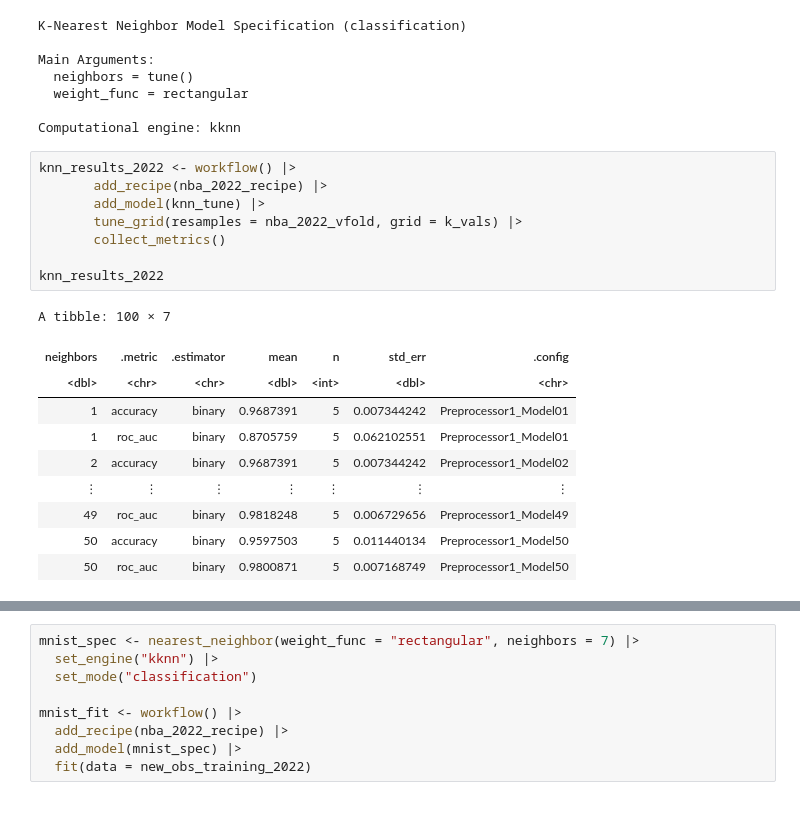
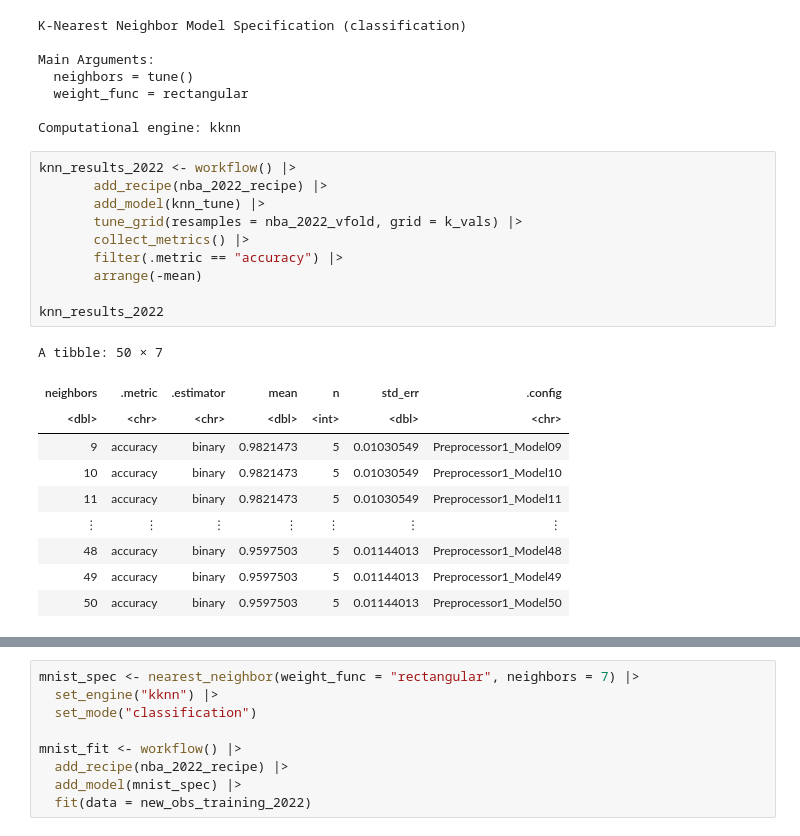
Before and after one commit to DrakenRaptor/Section006-28-Proposal, a Jupyter notebook: ProjectTrial.ipynb, the cells around one changed output, grey strips where cells are left out. Cells and saved outputs as stored; diff of their text form.

```diff
--- a/ProjectTrial.ipynb
+++ b/ProjectTrial.ipynb
@@ -758,20 +758,22 @@ Computational engine: kknn
 # %%
 knn_results_2022 <- workflow() |>
        add_recipe(nba_2022_recipe) |>
        add_model(knn_tune) |>
        tune_grid(resamples = nba_2022_vfold, grid = k_vals) |>
-       collect_metrics()
+       collect_metrics() |>
+       filter(.metric == "accuracy") |>
+       arrange(-mean)
 
 knn_results_2022
 # %% [output]
-A tibble: 100 × 7
+A tibble: 50 × 7
 | neighbors | .metric | .estimator | mean | n | std_err | .config |
 | <dbl> | <chr> | <chr> | <dbl> | <int> | <dbl> | <chr> |
-| 1 | accuracy | binary | 0.9687391 | 5 | 0.007344242 | Preprocessor1_Model01 |
-| 1 | roc_auc | binary | 0.8705759 | 5 | 0.062102551 | Preprocessor1_Model01 |
-| 2 | accuracy | binary | 0.9687391 | 5 | 0.007344242 | Preprocessor1_Model02 |
+| 9 | accuracy | binary | 0.9821473 | 5 | 0.01030549 | Preprocessor1_Model09 |
+| 10 | accuracy | binary | 0.9821473 | 5 | 0.01030549 | Preprocessor1_Model10 |
+| 11 | accuracy | binary | 0.9821473 | 5 | 0.01030549 | Preprocessor1_Model11 |
 | ⋮ | ⋮ | ⋮ | ⋮ | ⋮ | ⋮ | ⋮ |
-| 49 | roc_auc | binary | 0.9818248 | 5 | 0.006729656 | Preprocessor1_Model49 |
-| 50 | accuracy | binary | 0.9597503 | 5 | 0.011440134 | Preprocessor1_Model50 |
-| 50 | roc_auc | binary | 0.9800871 | 5 | 0.007168749 | Preprocessor1_Model50 |
+| 48 | accuracy | binary | 0.9597503 | 5 | 0.01144013 | Preprocessor1_Model48 |
+| 49 | accuracy | binary | 0.9597503 | 5 | 0.01144013 | Preprocessor1_Model49 |
+| 50 | accuracy | binary | 0.9597503 | 5 | 0.01144013 | Preprocessor1_Model50 |
 # %%
```
Also changed, not shown: parts of 2 cells of this notebook.
